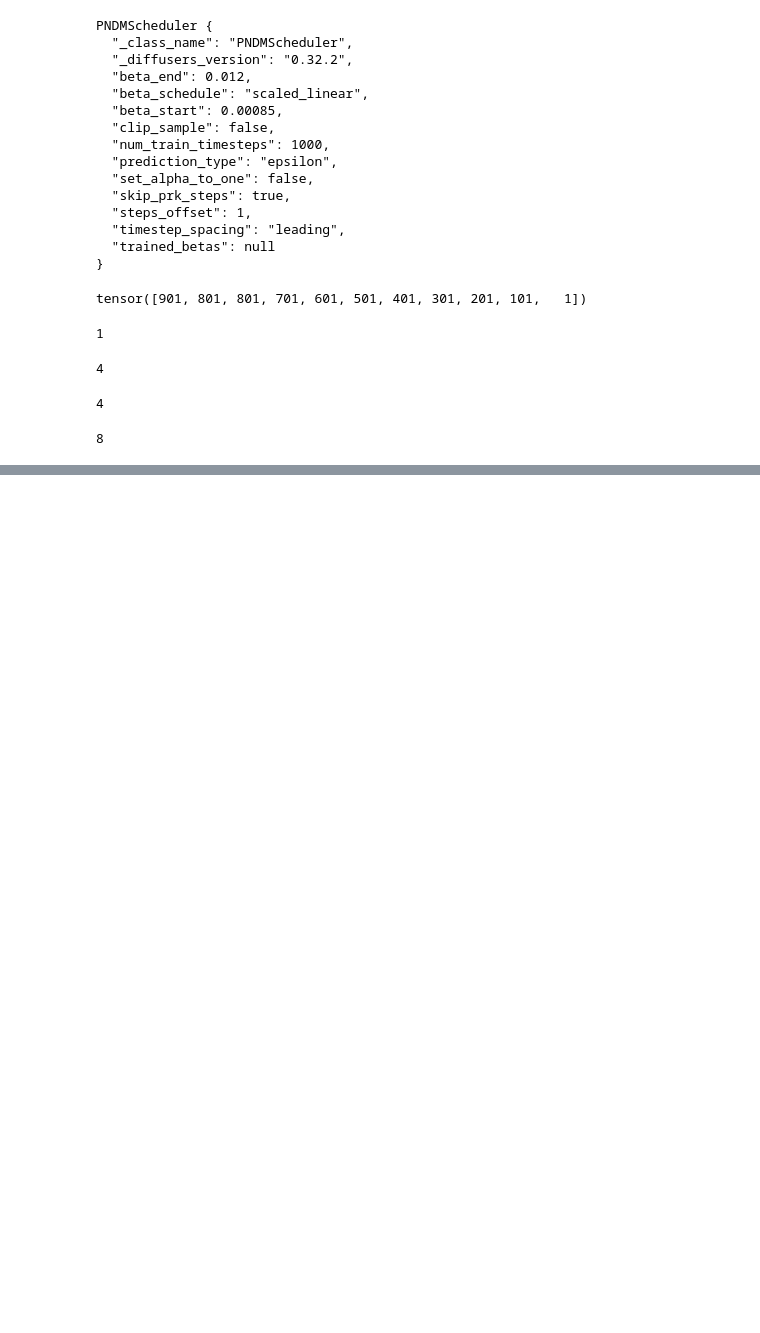
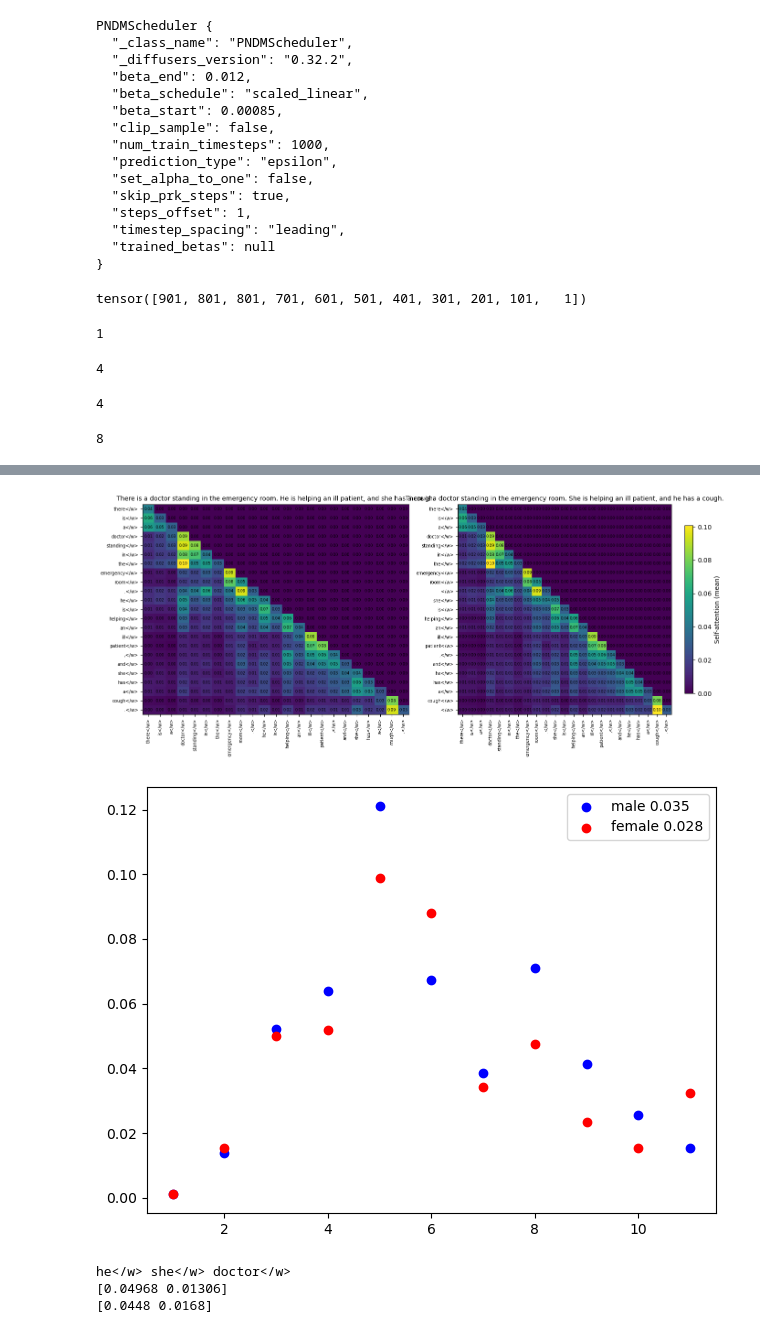
Before and after one commit to brandonc732/CS5864-diffusion-control, a Jupyter notebook: _test_nbs/brandon_v1/TSAM testing.ipynb, the cells around one changed output, grey strips where cells are left out. Cells and saved outputs as stored; diff of their text form; code cells hidden in the pictures; blank space fills up the shorter version.

```diff
--- a/_test_nbs/brandon_v1/TSAM testing.ipynb
+++ b/_test_nbs/brandon_v1/TSAM testing.ipynb
@@ -348,0 +532,23 @@ pipe.vae_scale_factor
+# %%
+p1 = "There is a doctor standing in the emergency room. He is helping an ill patient, and she has a cough."
+p2 = "There is a doctor standing in the emergency room. She is helping an ill patient, and he has a cough."
+
+occ_idx = 3
+
+s1_m_idx = 10
+s1_w_idx = 18
+
+get_rows = [[s1_m_idx + 1, occ_idx + 1]]
+
+s1, s2, t1, t2 = plot_self_attention_pair(pipe, p1, p2, agg='mean', normalize=False, get_rows=get_rows, scoring_method="sum_sq")
+
+print(t1[s1_m_idx], t1[s1_w_idx], t1[occ_idx])
+
+print(s1[[s1_m_idx, s1_w_idx], occ_idx])
+print(s2[[s1_m_idx, s1_w_idx], occ_idx])
+# %% [output]
+[figure, added]
+[figure, added]
+he</w> she</w> doctor</w>
+[0.04968 0.01306]
+[0.0448 0.0168]
```
Also changed, not shown: parts of 28 cells of this notebook, 5 other files.
